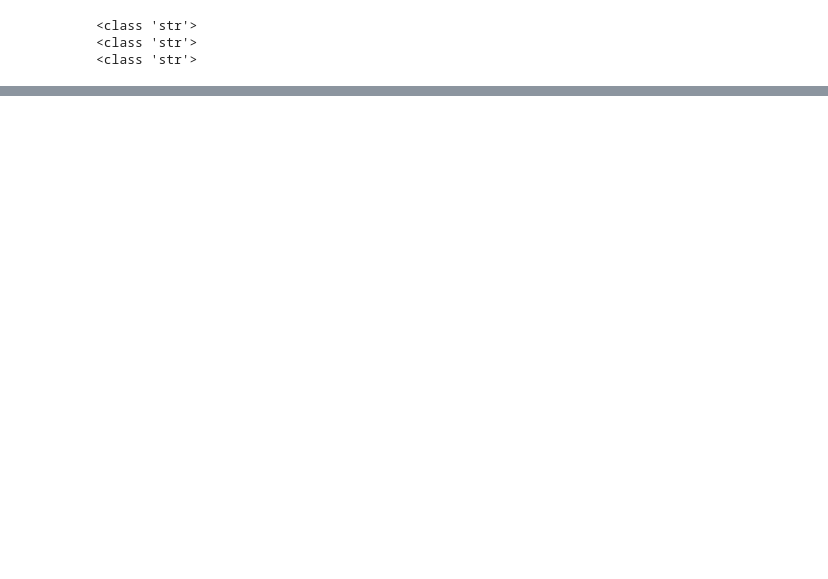
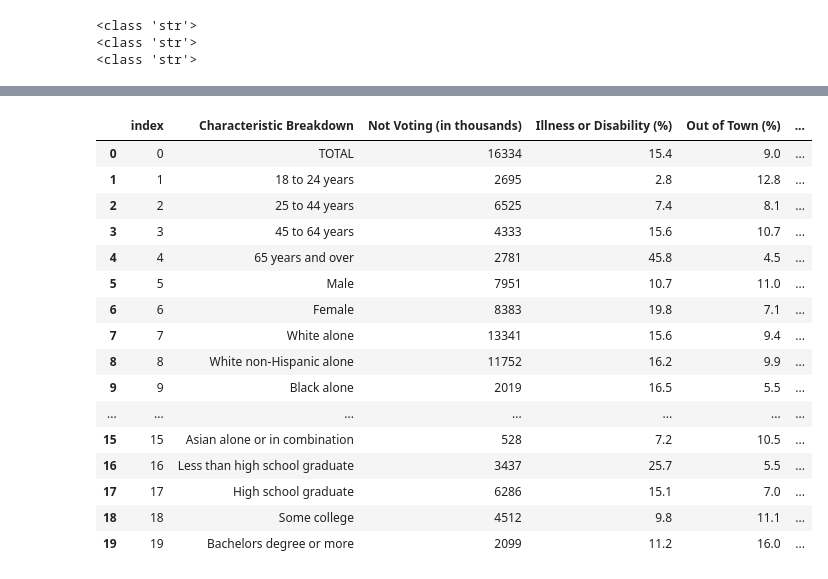
Before and after one commit to VallieTracy/Voter-Registration, a Jupyter notebook: Untitled.ipynb, the cells around one changed output, grey strips where cells are left out. Saved outputs shown, nothing was run; the diff lists cells and outputs as text; code cells hidden in the pictures; blank space fills up the shorter version.

```diff
--- a/Untitled.ipynb
+++ b/Untitled.ipynb
@@ -1024,0 +1062,4 @@ noVote_2008.to_csv('Resources_ETL/2008_reasons_no_vote.csv')
+# %%
+# Get rid of some of the rows and columns to make it easier to see what I'm doing
+noVote_2004.drop([0, 1, 2, 3, 4, 5, 7, 8, 13, 16, 26, 31, 32, 33], axis = 0, inplace = True)
+noVote_2004.reset_index(inplace = True)
@@ -1024,0 +1075,18 @@ noVote_2008.to_csv('Resources_ETL/2008_reasons_no_vote.csv')
+# %%
+# Rename columns
+noVote_2004 = noVote_2004.rename(columns = {"Table with row headers in column A and column headers in rows 5 through 7.": "Characteristic Breakdown",
+                                            "Unnamed: 1": "Not Voting (in thousands)",
+                                            "Unnamed: 2": "Illness or Disability (%)",
+                                            "Unnamed: 3": "Out of Town (%)",
+                                            "Unnamed: 5": "Forgot to Vote (%)",
+                                            "Unnamed: 5": "Not Interested (%)",
+                                            "Unnamed: 6": "Too Busy, Conflicting Schedule (%)",
+                                            "Unnamed: 7": "Transporation Problems (%)",
+                                            "Unnamed: 8" : "Did Not Like Candidates or Campaign Issues (%)",
+                                            "Unnamed: 9": "Registration Problems (%)",
+                                            "Unnamed: 10": "Bad Weather Conditions (%)",
+                                            "Unnamed: 11": "Inconvenient Polling Place (%)",
+                                            "Unnamed: 12": "Other Reason (%)",
+                                            "Unnamed: 13": "Dont Know or Refused (%)"
+                                            })
+noVote_2004.head()
@@ -1024,0 +1100,5 @@ noVote_2008.to_csv('Resources_ETL/2008_reasons_no_vote.csv')
+# %%
+# Get rid of first column plus last column
+noVote_2004.drop(['index', 'Unnamed: 14'], axis = 1, inplace = True)
+noVote_2004.reset_index(inplace = True)
+noVote_2004.head()
@@ -1024,0 +1112,26 @@ noVote_2008.to_csv('Resources_ETL/2008_reasons_no_vote.csv')
+# %%
+# Change 'Not Voting (in thousands)' column to deal with the comma
+noVote_2004['Not Voting (in thousands)'] = noVote_2004['Not Voting (in thousands)'].str.replace(',', '').astype(int)
+
+# Change '-' cells with zeros (census specifies this is what the dashes mean)
+noVote_2004 = noVote_2004.iloc[:,:].replace('-', '0')
+# %%
+noVote_2004
+# %% [output]
+|  | index | Characteristic Breakdown | Not Voting (in thousands) | Illness or Disability (%) | Out of Town (%) | ... |
+| 0 | 0 | TOTAL | 16334 | 15.4 | 9.0 | ... |
+| 1 | 1 | 18 to 24 years | 2695 | 2.8 | 12.8 | ... |
+| 2 | 2 | 25 to 44 years | 6525 | 7.4 | 8.1 | ... |
+| 3 | 3 | 45 to 64 years | 4333 | 15.6 | 10.7 | ... |
+| 4 | 4 | 65 years and over | 2781 | 45.8 | 4.5 | ... |
+| 5 | 5 | Male | 7951 | 10.7 | 11.0 | ... |
+| 6 | 6 | Female | 8383 | 19.8 | 7.1 | ... |
+| 7 | 7 | White alone | 13341 | 15.6 | 9.4 | ... |
+| 8 | 8 | White non-Hispanic alone | 11752 | 16.2 | 9.9 | ... |
+| 9 | 9 | Black alone | 2019 | 16.5 | 5.5 | ... |
+| ... | ... | ... | ... | ... | ... | ... |
+| 15 | 15 | Asian alone or in combination | 528 | 7.2 | 10.5 | ... |
+| 16 | 16 | Less than high school graduate | 3437 | 25.7 | 5.5 | ... |
+| 17 | 17 | High school graduate | 6286 | 15.1 | 7.0 | ... |
+| 18 | 18 | Some college | 4512 | 9.8 | 11.1 | ... |
+| 19 | 19 | Bachelors degree or more | 2099 | 11.2 | 16.0 | ... |
```
Also changed, not shown: parts of 27 cells of this notebook, 3 other files.
